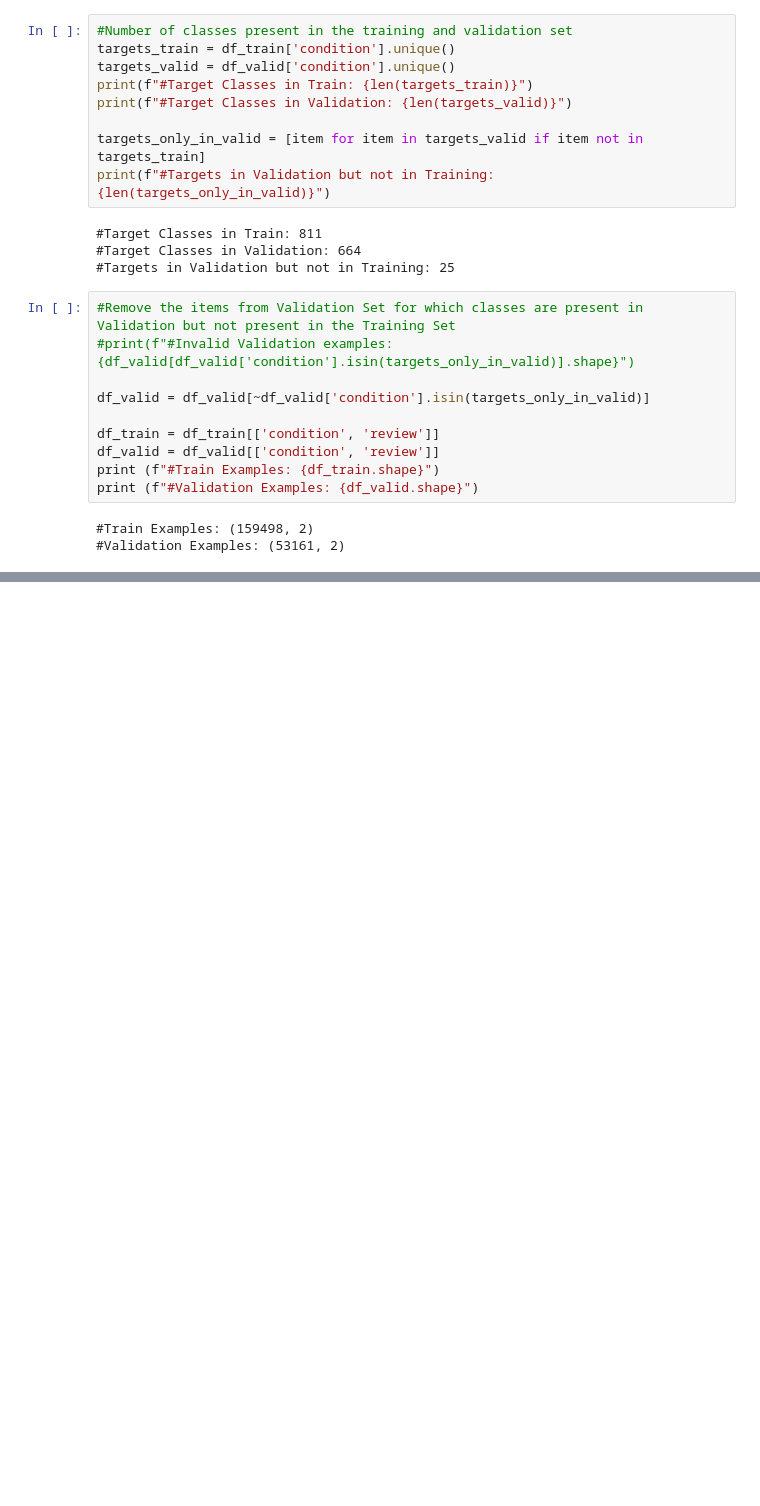
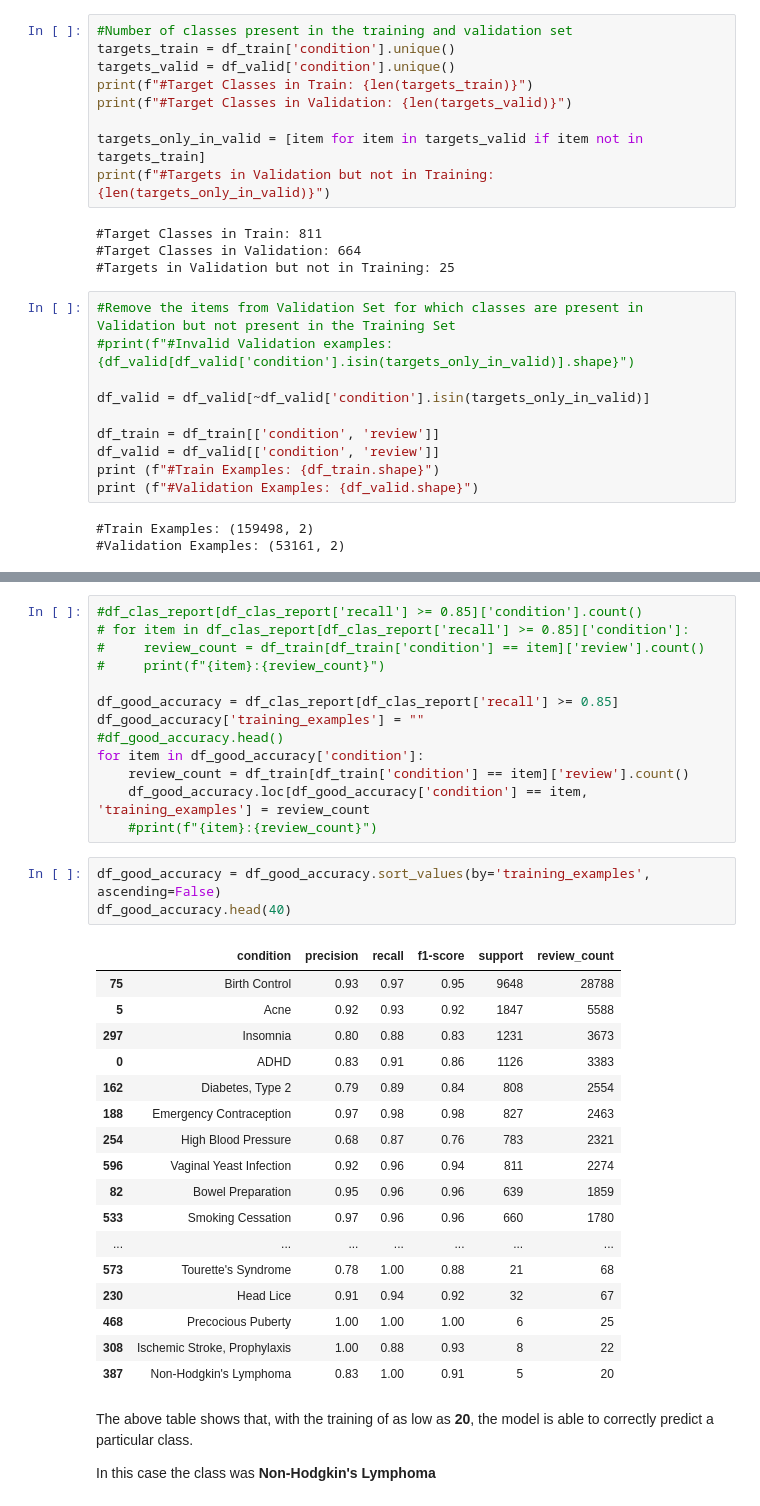
Before and after one commit to dhirajsuvarna/nlp_text_classification, a Jupyter notebook: hackathon/ULMFit_Drug_Review_Classification_Data_Exploration.ipynb, the cells around one changed output, grey strips where cells are left out. Drawn from its saved outputs; the diff is of its cells as text; blank space fills up the shorter version.

```diff
--- a/hackathon/ULMFit_Drug_Review_Classification_Data_Exploration.ipynb
+++ b/hackathon/ULMFit_Drug_Review_Classification_Data_Exploration.ipynb
@@ -152,0 +183,38 @@ Text(0.5, 0, '#Classes')
+# %%
+#df_clas_report[df_clas_report['recall'] >= 0.85]['condition'].count()
+# for item in df_clas_report[df_clas_report['recall'] >= 0.85]['condition']:
+#     review_count = df_train[df_train['condition'] == item]['review'].count()
+#     print(f"{item}:{review_count}")
+
+df_good_accuracy = df_clas_report[df_clas_report['recall'] >= 0.85]
+df_good_accuracy['training_examples'] = ""
+#df_good_accuracy.head()
+for item in df_good_accuracy['condition']:
+    review_count = df_train[df_train['condition'] == item]['review'].count()
+    df_good_accuracy.loc[df_good_accuracy['condition'] == item, 'training_examples'] = review_count
+    #print(f"{item}:{review_count}")
+# %%
+df_good_accuracy = df_good_accuracy.sort_values(by='training_examples', ascending=False)
+df_good_accuracy.head(40)
+# %% [output]
+|  | condition | precision | recall | f1-score | support | review_count |
+| 75 | Birth Control | 0.93 | 0.97 | 0.95 | 9648 | 28788 |
+| 5 | Acne | 0.92 | 0.93 | 0.92 | 1847 | 5588 |
+| 297 | Insomnia | 0.80 | 0.88 | 0.83 | 1231 | 3673 |
+| 0 | ADHD | 0.83 | 0.91 | 0.86 | 1126 | 3383 |
+| 162 | Diabetes, Type 2 | 0.79 | 0.89 | 0.84 | 808 | 2554 |
+| 188 | Emergency Contraception | 0.97 | 0.98 | 0.98 | 827 | 2463 |
+| 254 | High Blood Pressure | 0.68 | 0.87 | 0.76 | 783 | 2321 |
+| 596 | Vaginal Yeast Infection | 0.92 | 0.96 | 0.94 | 811 | 2274 |
+| 82 | Bowel Preparation | 0.95 | 0.96 | 0.96 | 639 | 1859 |
+| 533 | Smoking Cessation | 0.97 | 0.96 | 0.96 | 660 | 1780 |
+| ... | ... | ... | ... | ... | ... | ... |
+| 573 | Tourette's Syndrome | 0.78 | 1.00 | 0.88 | 21 | 68 |
+| 230 | Head Lice | 0.91 | 0.94 | 0.92 | 32 | 67 |
+| 468 | Precocious Puberty | 1.00 | 1.00 | 1.00 | 6 | 25 |
+| 308 | Ischemic Stroke, Prophylaxis | 1.00 | 0.88 | 0.93 | 8 | 22 |
+| 387 | Non-Hodgkin's Lymphoma | 0.83 | 1.00 | 0.91 | 5 | 20 |
+# %% [markdown]
+The above table shows that, with the training of as low as **20**, the model is able to correctly predict a particular class.
+
+In this case the class was **Non-Hodgkin's Lymphoma**
```
Also changed, not shown: parts of 13 cells of this notebook.
